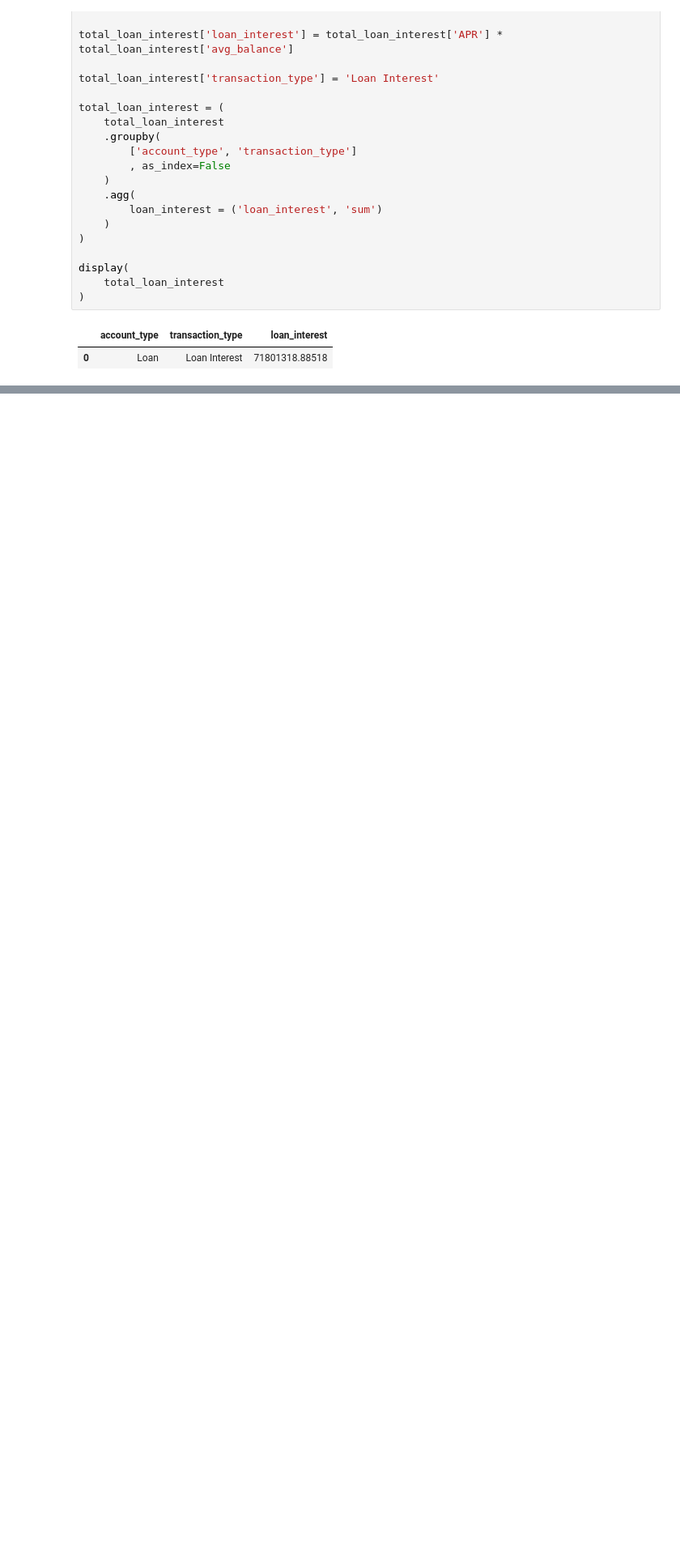
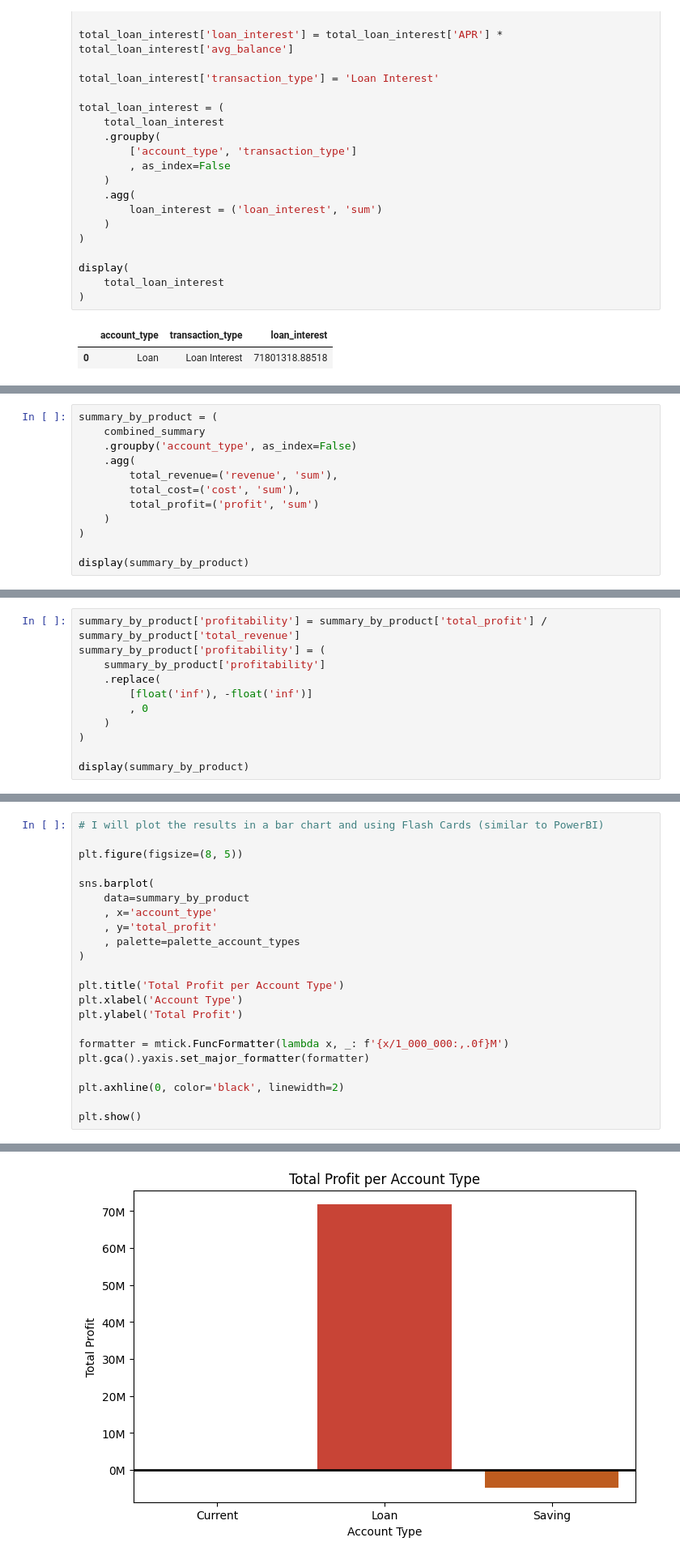
Before and after one commit to arortega-git/world_bank_ETL, a Jupyter notebook: test_pwc/notebook/notebook.ipynb, the cells around one changed output, grey strips where cells are left out. Shown at 81% size. Cells and saved outputs as stored; diff of their text form; blank space fills up the shorter version.

```diff
--- a/test_pwc/notebook/notebook.ipynb
+++ b/test_pwc/notebook/notebook.ipynb
@@ -930,0 +948,12 @@ display(
+# %%
+summary_by_product = (
+    combined_summary
+    .groupby('account_type', as_index=False)
+    .agg(
+        total_revenue=('revenue', 'sum'),
+        total_cost=('cost', 'sum'),
+        total_profit=('profit', 'sum')
+    )
+)
+
+display(summary_by_product)
@@ -930,0 +968,11 @@ display(
+# %%
+summary_by_product['profitability'] = summary_by_product['total_profit'] / summary_by_product['total_revenue']
+summary_by_product['profitability'] = (
+    summary_by_product['profitability']
+    .replace(
+        [float('inf'), -float('inf')]
+        , 0
+    )
+)
+
+display(summary_by_product)
@@ -930,0 +984,23 @@ display(
+# %%
+# I will plot the results in a bar chart and using Flash Cards (similar to PowerBI)
+
+plt.figure(figsize=(8, 5))
+
+sns.barplot(
+    data=summary_by_product
+    , x='account_type'
+    , y='total_profit'
+    , palette=palette_account_types
+)
+
+plt.title('Total Profit per Account Type')
+plt.xlabel('Account Type')
+plt.ylabel('Total Profit')
+
+formatter = mtick.FuncFormatter(lambda x, _: f'{x/1_000_000:,.0f}M')
+plt.gca().yaxis.set_major_formatter(formatter)
+
+plt.axhline(0, color='black', linewidth=2)
+
+plt.show()
+# %% [output]
@@ -930,0 +1008 @@ display(
+[figure, added]
```
Also changed, not shown: parts of 21 cells of this notebook.
